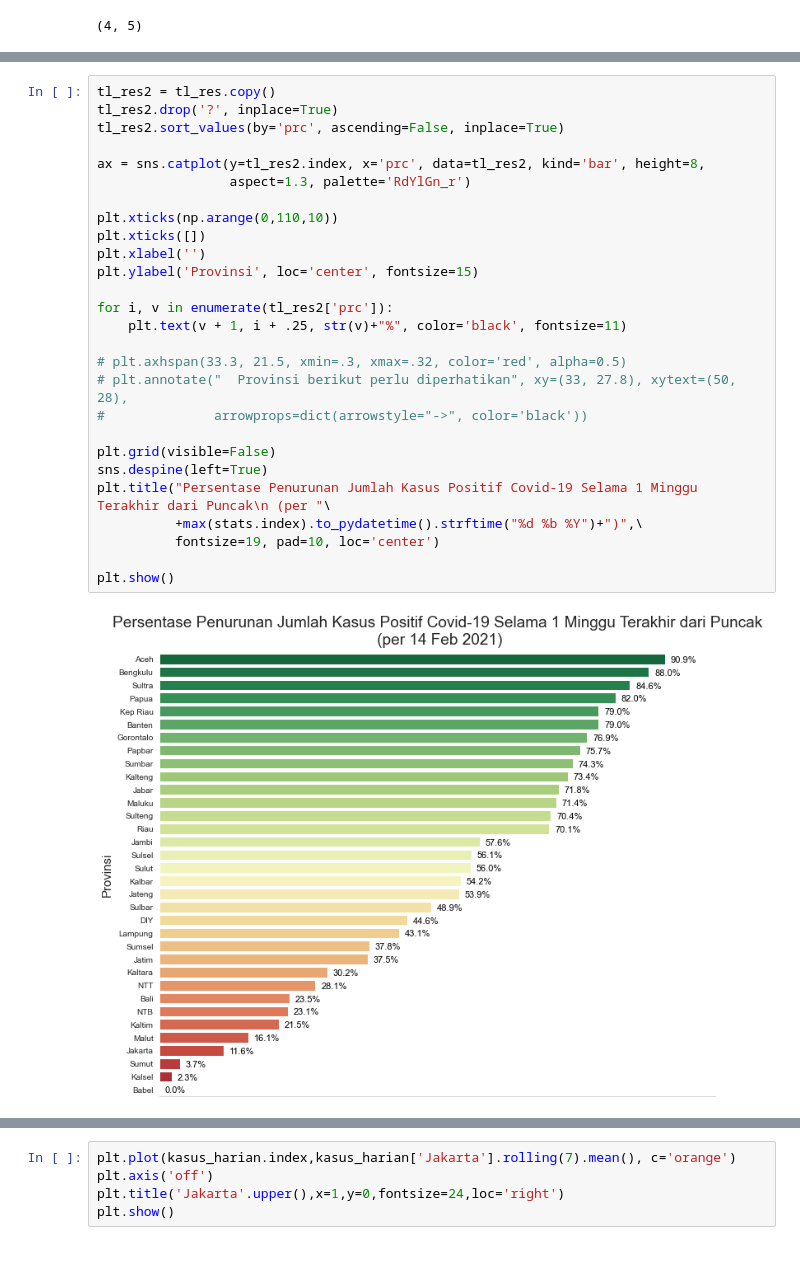
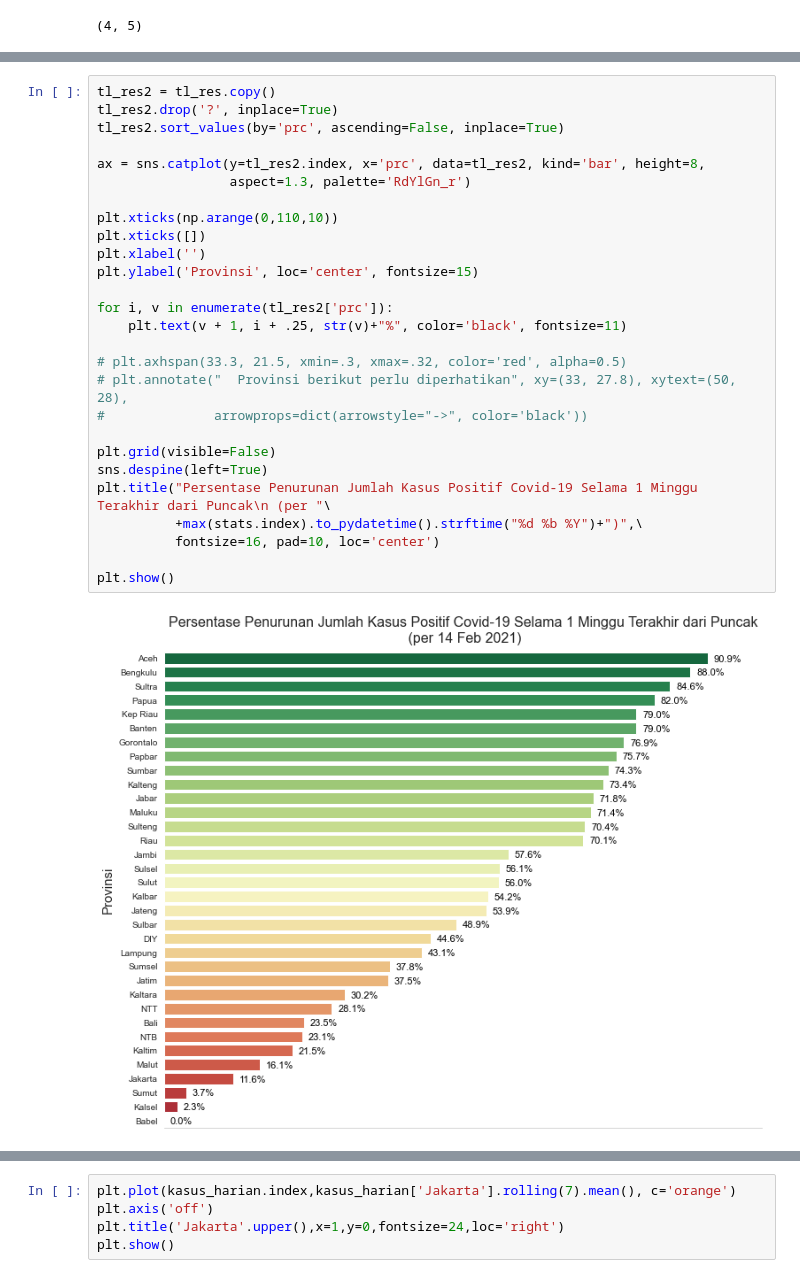
Before and after one commit to imfery/covid-19-viz, a Jupyter notebook: Covid-19 Visualization.ipynb, the cells around one changed output, grey strips where cells are left out. Cells and saved outputs as stored; diff of their text form.

```diff
--- a/Covid-19 Visualization.ipynb
+++ b/Covid-19 Visualization.ipynb
@@ -384,32 +387,32 @@ plt.show()
 # %%
 tl_res2 = tl_res.copy()
 tl_res2.drop('?', inplace=True)
 tl_res2.sort_values(by='prc', ascending=False, inplace=True)
 
 ax = sns.catplot(y=tl_res2.index, x='prc', data=tl_res2, kind='bar', height=8,
                  aspect=1.3, palette='RdYlGn_r')
 
 plt.xticks(np.arange(0,110,10))
 plt.xticks([])
 plt.xlabel('')
 plt.ylabel('Provinsi', loc='center', fontsize=15)
 
 for i, v in enumerate(tl_res2['prc']):
     plt.text(v + 1, i + .25, str(v)+"%", color='black', fontsize=11)
 
 # plt.axhspan(33.3, 21.5, xmin=.3, xmax=.32, color='red', alpha=0.5)
 # plt.annotate("  Provinsi berikut perlu diperhatikan", xy=(33, 27.8), xytext=(50, 28),
 #              arrowprops=dict(arrowstyle="->", color='black'))
 
 plt.grid(visible=False)
 sns.despine(left=True)
 plt.title("Persentase Penurunan Jumlah Kasus Positif Covid-19 Selama 1 Minggu Terakhir dari Puncak\n (per "\
           +max(stats.index).to_pydatetime().strftime("%d %b %Y")+")",\
-          fontsize=19, pad=10, loc='center')
+          fontsize=16, pad=10, loc='center')
 
 plt.show()
 # %% [output]
-[figure, old version]
+[figure, new version]
 # %%
 fig, ax1 = plt.subplots(figsize=(15,9))
 color = ['tab:green', 'tab:red']
```
Also changed, not shown: parts of 8 cells of this notebook.
